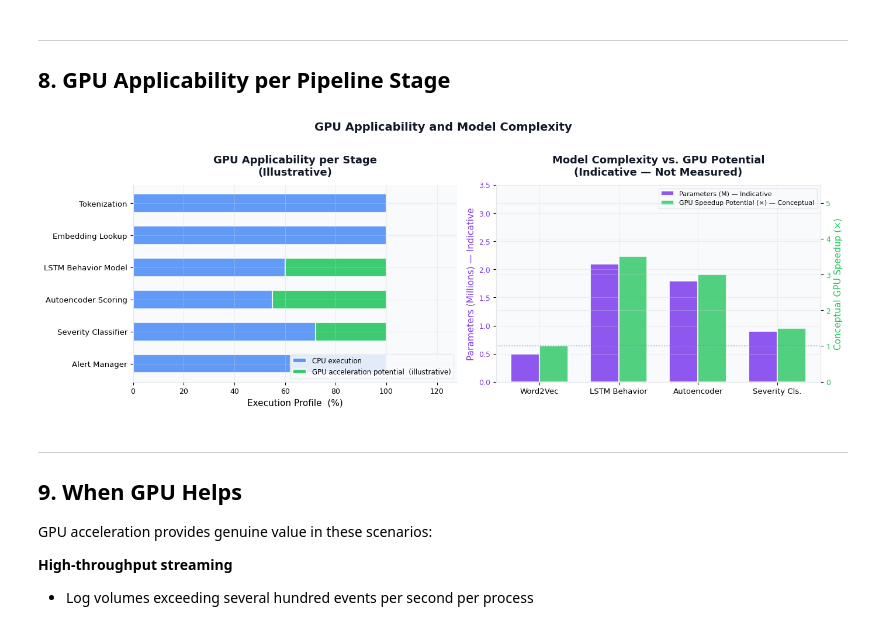
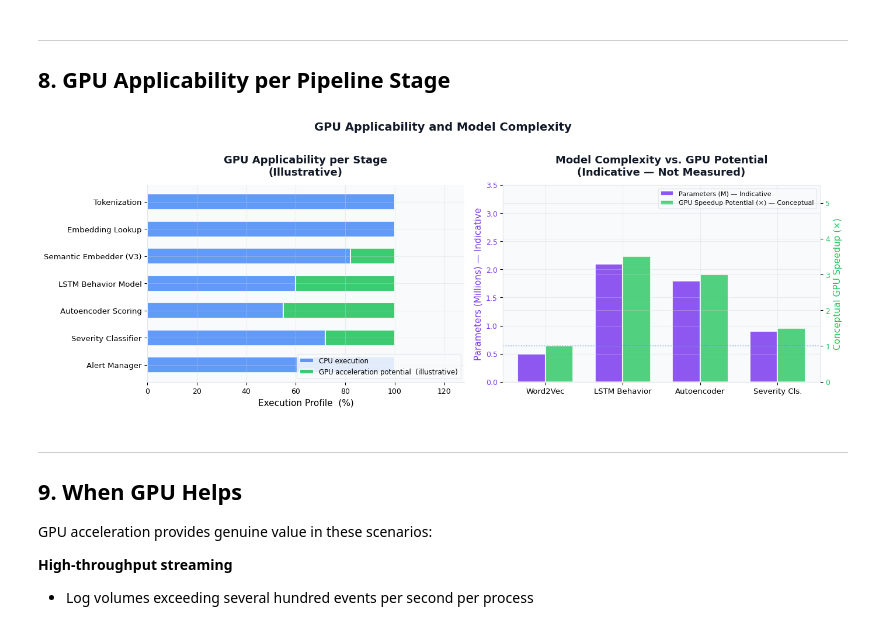
Before and after one commit to Oren1984/predictive-log-anomaly-engine-v3, a Jupyter notebook: notebooks/predictive_log_anomaly_engine_gpu_demo.ipynb, the cells around one changed output. Drawn from its saved outputs; the diff is of its cells as text; code cells hidden in the pictures.

```diff
--- a/notebooks/predictive_log_anomaly_engine_gpu_demo.ipynb
+++ b/notebooks/predictive_log_anomaly_engine_gpu_demo.ipynb
@@ -375,9 +386,9 @@ fig.patch.set_facecolor('white')
 ax = axes[0]
 stages   = ['Alert Manager', 'Severity Classifier',
             'Autoencoder Scoring', 'LSTM Behavior Model',
-            'Embedding Lookup', 'Tokenization']
-cpu_pct  = [100, 72,  55,  60,  100, 100]
-gpu_pct  = [0,   28,  45,  40,  0,   0  ]
+            'Semantic Embedder (V3)', 'Embedding Lookup', 'Tokenization']
+cpu_pct  = [100, 72,  55,  60,  82,  100, 100]
+gpu_pct  = [0,   28,  45,  40,  18,  0,   0  ]
 y        = range(len(stages))
 
 ax.barh(y, cpu_pct, color=CPU_COLOR, height=0.58,
@@ -404,34 +415,34 @@ width    = 0.36
 
 bars1 = ax2.bar(x - width / 2, params_m, width,
                 label='Parameters (M) — Indicative',
                 color=PURPLE, edgecolor='white', linewidth=1.5, alpha=0.85)
 ax3   = ax2.twinx()
 bars2 = ax3.bar(x + width / 2, gpu_mult, width,
                 label='GPU Speedup Potential (\xd7) — Conceptual',
                 color=GPU_COLOR, edgecolor='white', linewidth=1.5, alpha=0.78)
 ax3.axhline(1.0, color=CPU_COLOR, linewidth=1.2, linestyle=':', alpha=0.5)
 ax3.set_ylabel('Conceptual GPU Speedup (\xd7)', color=GPU_COLOR)
 ax3.tick_params(axis='y', labelcolor=GPU_COLOR)
 ax3.set_ylim(0, 5.5)
 
 ax2.set_xticks(x)
 ax2.set_xticklabels(models, fontsize=9.5)
 ax2.set_ylabel('Parameters (Millions) — Indicative', color=PURPLE)
 ax2.tick_params(axis='y', labelcolor=PURPLE)
 ax2.set_ylim(0, 3.5)
 ax2.set_title('Model Complexity vs. GPU Potential\n(Indicative — Not Measured)', color=DARK)
 
 h1, l1 = ax2.get_legend_handles_labels()
 h2, l2 = ax3.get_legend_handles_labels()
 ax2.legend(h1 + h2, l1 + l2, loc='upper right', fontsize=8)
 spine_clean(ax2)
 
 plt.suptitle('GPU Applicability and Model Complexity',
              fontsize=14, fontweight='bold', color=DARK, y=1.01)
 plt.tight_layout()
 plt.show()
 # %% [output]
-[figure, old version]
+[figure, new version]
 # %% [markdown]
 ---
 
```
Also changed, not shown: parts of 2 cells of this notebook, 10 other files.
